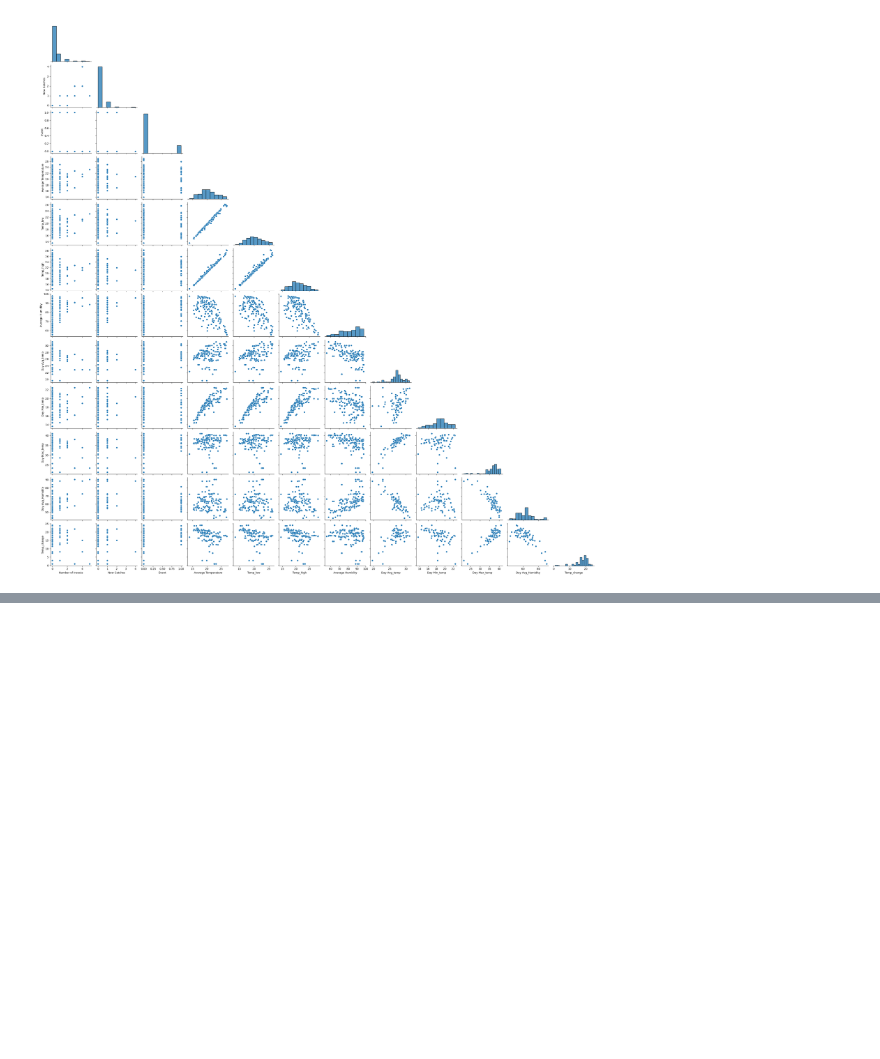
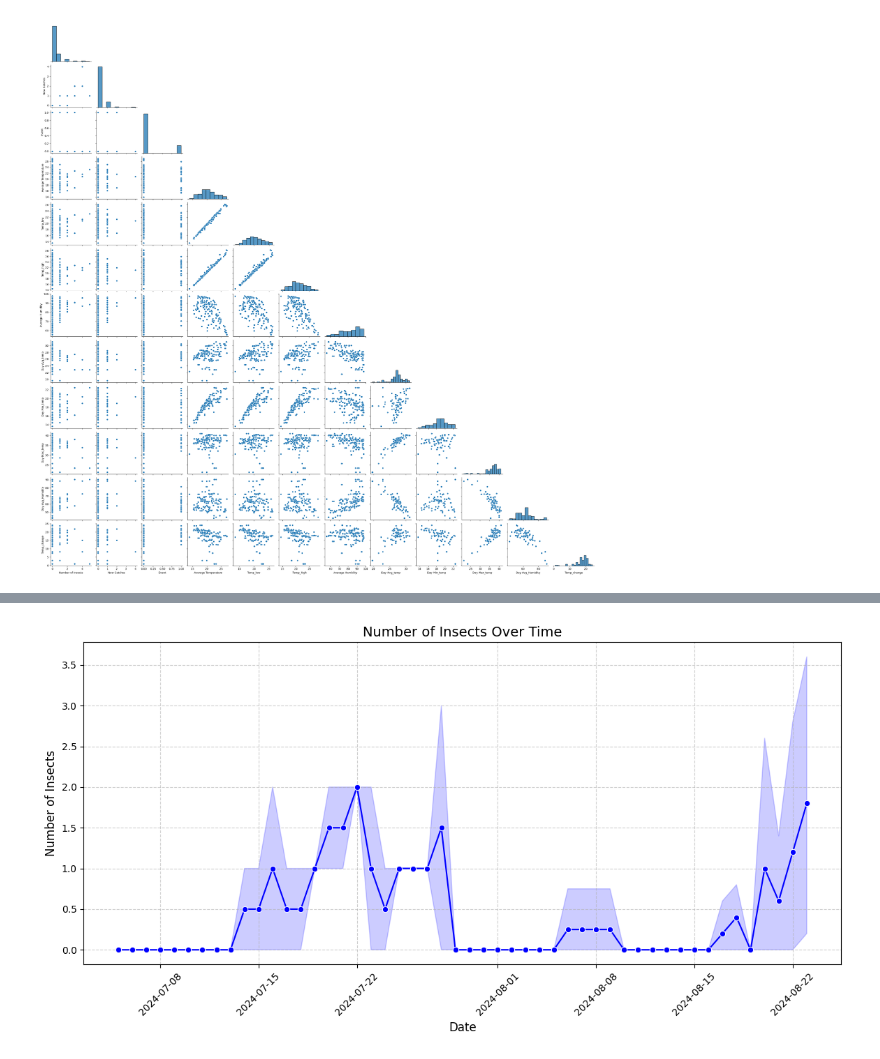
Before and after one commit to LuckyForoozan/Agritech-Pest-Prediction, a Jupyter notebook: EDA_Agritech_Pest_Prediction.ipynb, the cells around one changed output, grey strips where cells are left out. Saved outputs shown, nothing was run; the diff lists cells and outputs as text; code cells hidden in the pictures; blank space fills up the shorter version.

```diff
--- a/EDA_Agritech_Pest_Prediction.ipynb
+++ b/EDA_Agritech_Pest_Prediction.ipynb
@@ -360,0 +375,27 @@ plt.show()
+# %%
+import seaborn as sns
+import matplotlib.pyplot as plt
+
+# Ensure the Date column is in datetime format and sort values
+df['Date'] = pd.to_datetime(df['Date'])
+df = df.sort_values(by='Date')
+
+# Set figure size
+plt.figure(figsize=(14, 6))
+
+# Line plot with markers
+sns.lineplot(x=df['Date'], y=df['Number of Insects'], marker='o', linestyle='-', color='b')
+
+# Rotate x-axis labels and format them
+plt.xticks(rotation=45)
+plt.xlabel("Date", fontsize=12)
+plt.ylabel("Number of Insects", fontsize=12)
+plt.title("Number of Insects Over Time", fontsize=14)
+
+# Add grid for better readability
+plt.grid(True, linestyle="--", alpha=0.6)
+
+# Show the plot
+plt.show()
+# %% [output]
+[figure, added]
```
Also changed, not shown: parts of 6 cells of this notebook.
